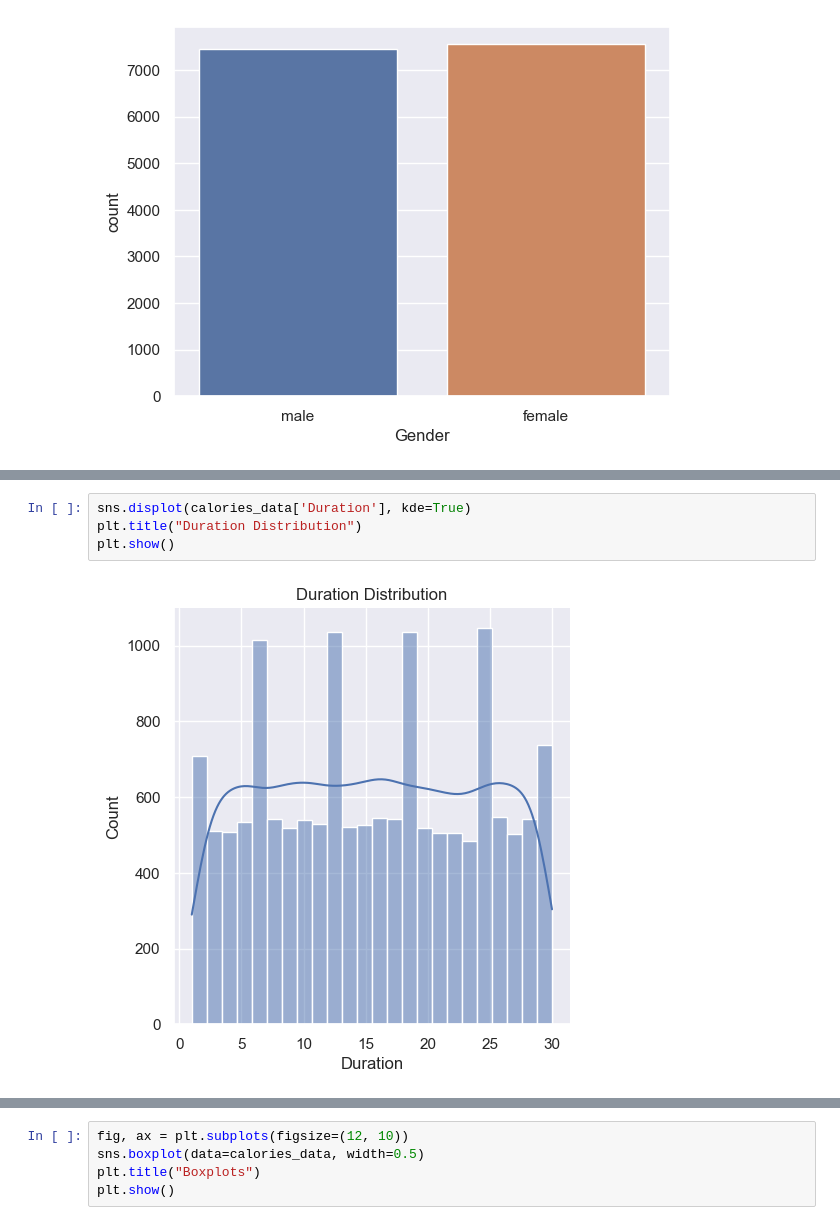
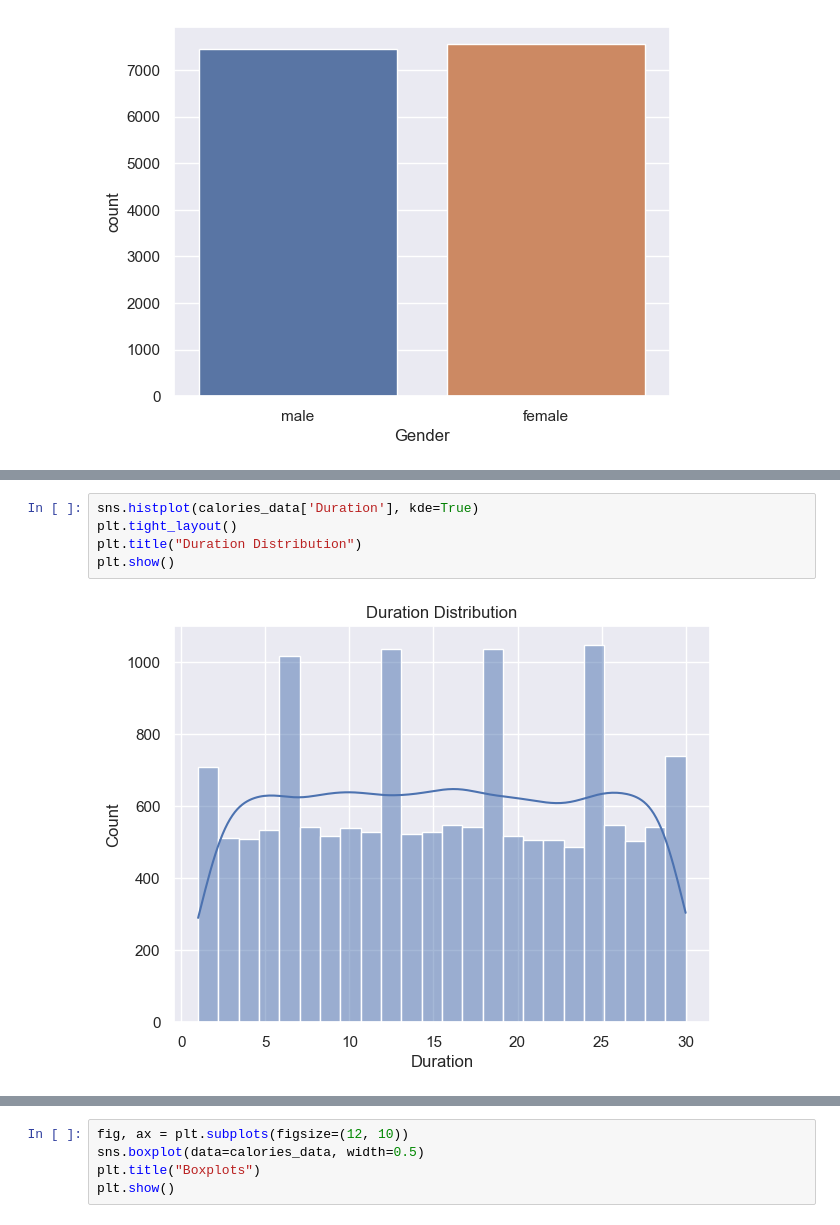
Before and after one commit to Samhan-6/CaloriesBurnPrediction, a Jupyter notebook: Calories Burn Prediction.ipynb, the cells around one changed output, grey strips where cells are left out. Saved outputs shown, nothing was run; the diff lists cells and outputs as text.

```diff
--- a/Calories Burn Prediction.ipynb
+++ b/Calories Burn Prediction.ipynb
@@ -180,7 +153,8 @@ https://gist.github.com/mwaskom/de44147ed2974457ad6372750bbe5751
 # %%
-sns.displot(calories_data['Duration'], kde=True)
+sns.histplot(calories_data['Duration'], kde=True)
+plt.tight_layout()
 plt.title("Duration Distribution")
 plt.show()
 # %% [output]
-[figure, old version]
+[figure, new version]
 # %%
```
Also changed, not shown: parts of 24 cells of this notebook, 1 other file.
